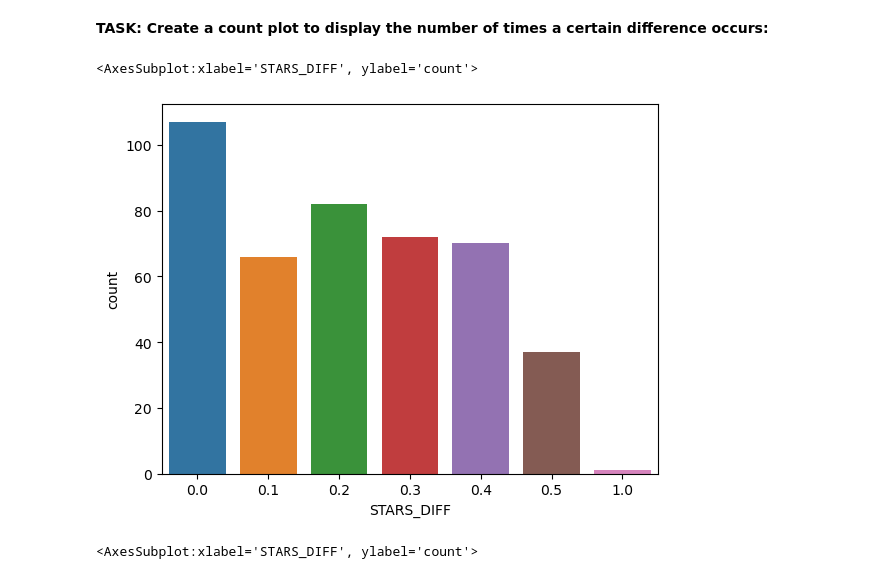
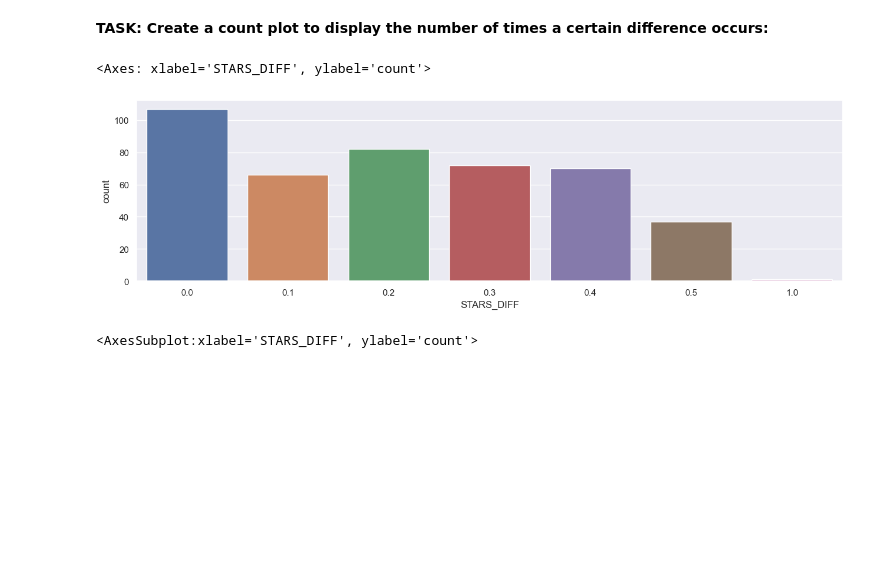
Before and after one commit to RRFteixeira/Python-for-Machine-Learning-and-Data-Science-Masterclass, a Jupyter notebook: 06-Capstone-Project/00-Capstone-Project.ipynb, the cells around one changed output. Cells and saved outputs as stored; diff of their text form; code cells hidden in the pictures; blank space fills up the shorter version.

```diff
--- a/06-Capstone-Project/00-Capstone-Project.ipynb
+++ b/06-Capstone-Project/00-Capstone-Project.ipynb
@@ -171,3 +166,5 @@ fandango.head()
+# %%
+fandango['YEAR'] = fandango['FILM'].apply( lambda x: str(x)[-5:-1])
 # %% [markdown]
 **TASK: How many movies are in the Fandango DataFrame per year?**
 # %%
@@ -198,0 +190,4 @@ sns.histplot(x=fandango['YEAR'] , hue = fandango['YEAR'], shrink=0.5 , legend= F
+# %%
+sns.countplot(x='YEAR', data=fandango)
+
+sns.set_theme(rc={'figure.figsize':(15.5,4)})
@@ -241,7 +243,7 @@ len(fandango[fandango['VOTES'] == 0 ])
 # %% [markdown]
 **TASK: Create DataFrame of only reviewed films by removing any films that have zero votes.**
 # %%
-fandango = fandango[fandango['VOTES'] != 0 ]
+fand_votes = fandango[fandango['VOTES']!=0]
 # %% [markdown]
 ----
 
@@ -265,4 +265,4 @@ plt.legend(bbox_to_anchor=(1.3, 0.7) )
 # %% [markdown]
 **TASK: Let's now actually quantify this discrepancy. Create a new column of the different between STARS displayed versus true RATING. Calculate this difference with STARS-RATING and round these differences to the nearest decimal point.**
 # %%
-fandango['STARS_DIFF'] = round(fandango['STARS']- fandango['RATING'],1)
+fand_votes['STARS_DIFF'] = np.round(fand_votes['STARS']- fand_votes['RATING'],2 )
@@ -293,10 +299,10 @@ fandango.head()
 # %% [markdown]
 **TASK: Create a count plot to display the number of times a certain difference occurs:**
 # %%
-sns.countplot(x=fandango['STARS_DIFF'] , data = fandango)
+sns.countplot(x='STARS_DIFF', data = fand_votes)
 # %% [output]
-<AxesSubplot:xlabel='STARS_DIFF', ylabel='count'>
+<Axes: xlabel='STARS_DIFF', ylabel='count'>
-[figure, old version]
+[figure, new version]
 # %%
 # %% [output]
 <AxesSubplot:xlabel='STARS_DIFF', ylabel='count'>
```
Also changed, not shown: parts of 64 cells of this notebook, 3 other files.
